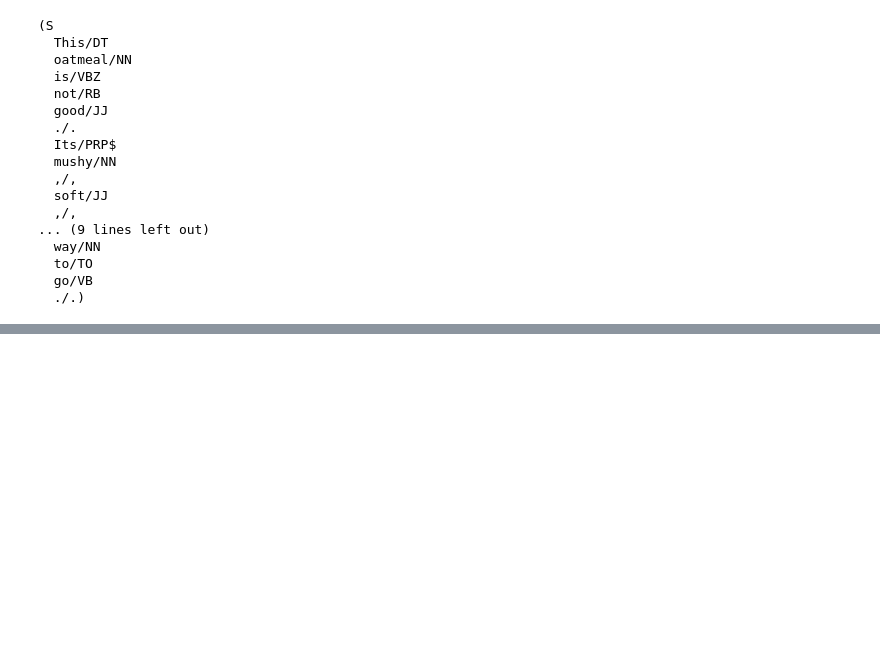
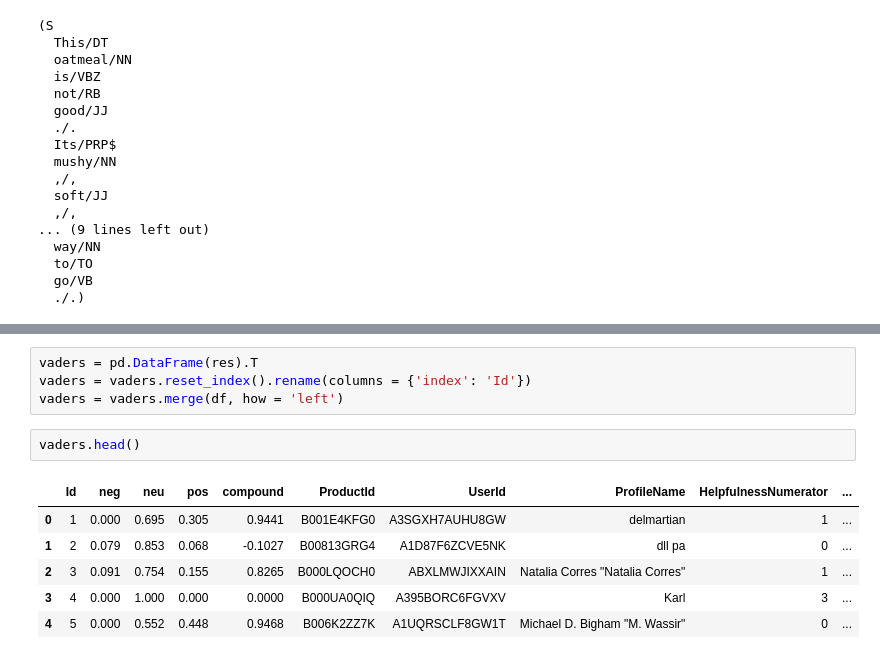
Before and after one commit to SarahElkheshin/Kaggle-Seaborn, a Jupyter notebook: sentiment-analysis.ipynb, the cells around one changed output, grey strips where cells are left out. Cells and saved outputs as stored; diff of their text form; blank space fills up the shorter version.

```diff
--- a/sentiment-analysis.ipynb
+++ b/sentiment-analysis.ipynb
@@ -76,0 +104,13 @@ print(entities)
+# %%
+vaders = pd.DataFrame(res).T
+vaders = vaders.reset_index().rename(columns = {'index': 'Id'})
+vaders = vaders.merge(df, how = 'left')
+# %%
+vaders.head()
+# %% [output]
+|  | Id | neg | neu | pos | compound | ProductId | UserId | ProfileName | HelpfulnessNumerator | ... |
+| 0 | 1 | 0.000 | 0.695 | 0.305 | 0.9441 | B001E4KFG0 | A3SGXH7AUHU8GW | delmartian | 1 | ... |
+| 1 | 2 | 0.079 | 0.853 | 0.068 | -0.1027 | B00813GRG4 | A1D87F6ZCVE5NK | dll pa | 0 | ... |
+| 2 | 3 | 0.091 | 0.754 | 0.155 | 0.8265 | B000LQOCH0 | ABXLMWJIXXAIN | Natalia Corres "Natalia Corres" | 1 | ... |
+| 3 | 4 | 0.000 | 1.000 | 0.000 | 0.0000 | B000UA0QIQ | A395BORC6FGVXV | Karl | 3 | ... |
+| 4 | 5 | 0.000 | 0.552 | 0.448 | 0.9468 | B006K2ZZ7K | A1UQRSCLF8GW1T | Michael D. Bigham "M. Wassir" | 0 | ... |
```
Also changed, not shown: parts of 9 cells of this notebook.
